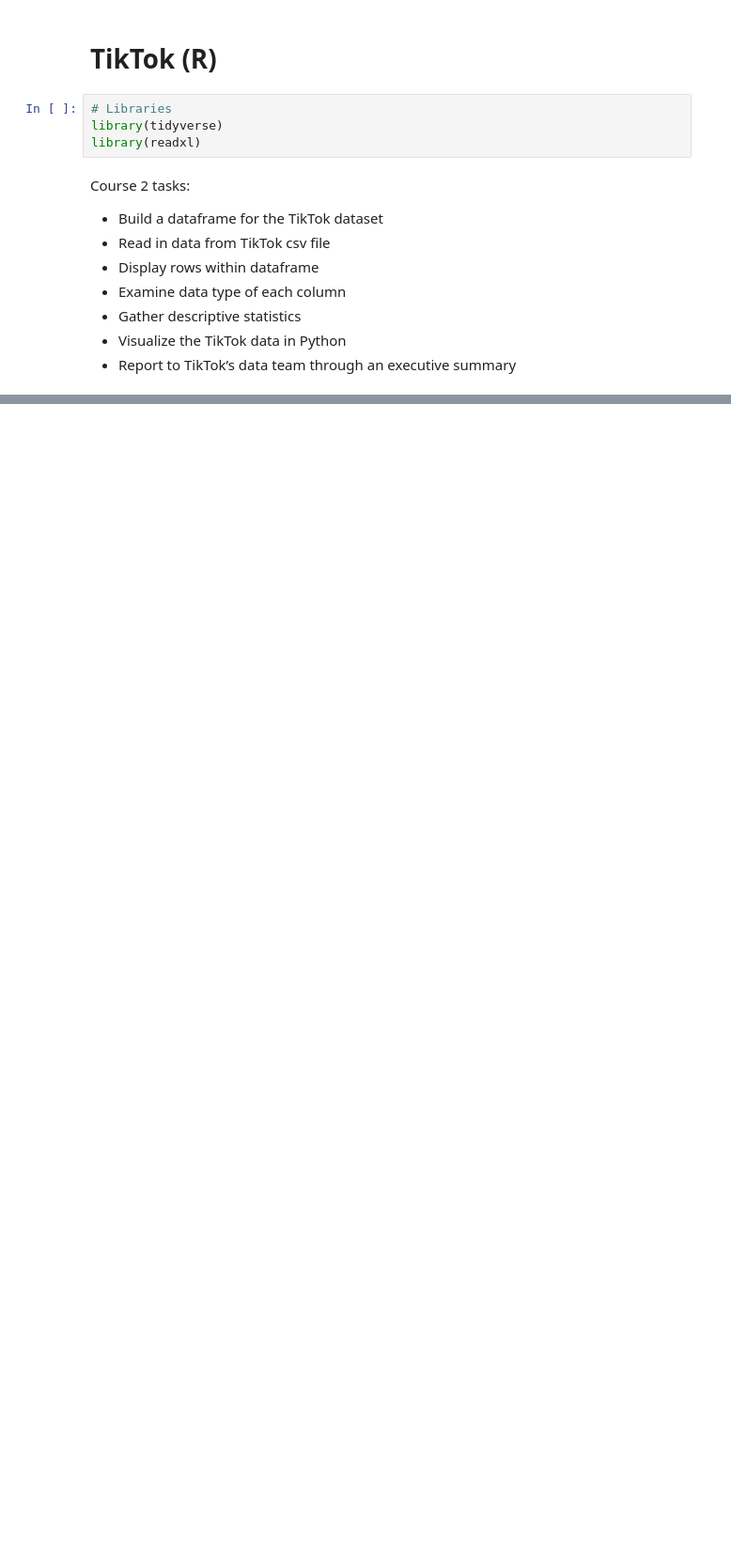
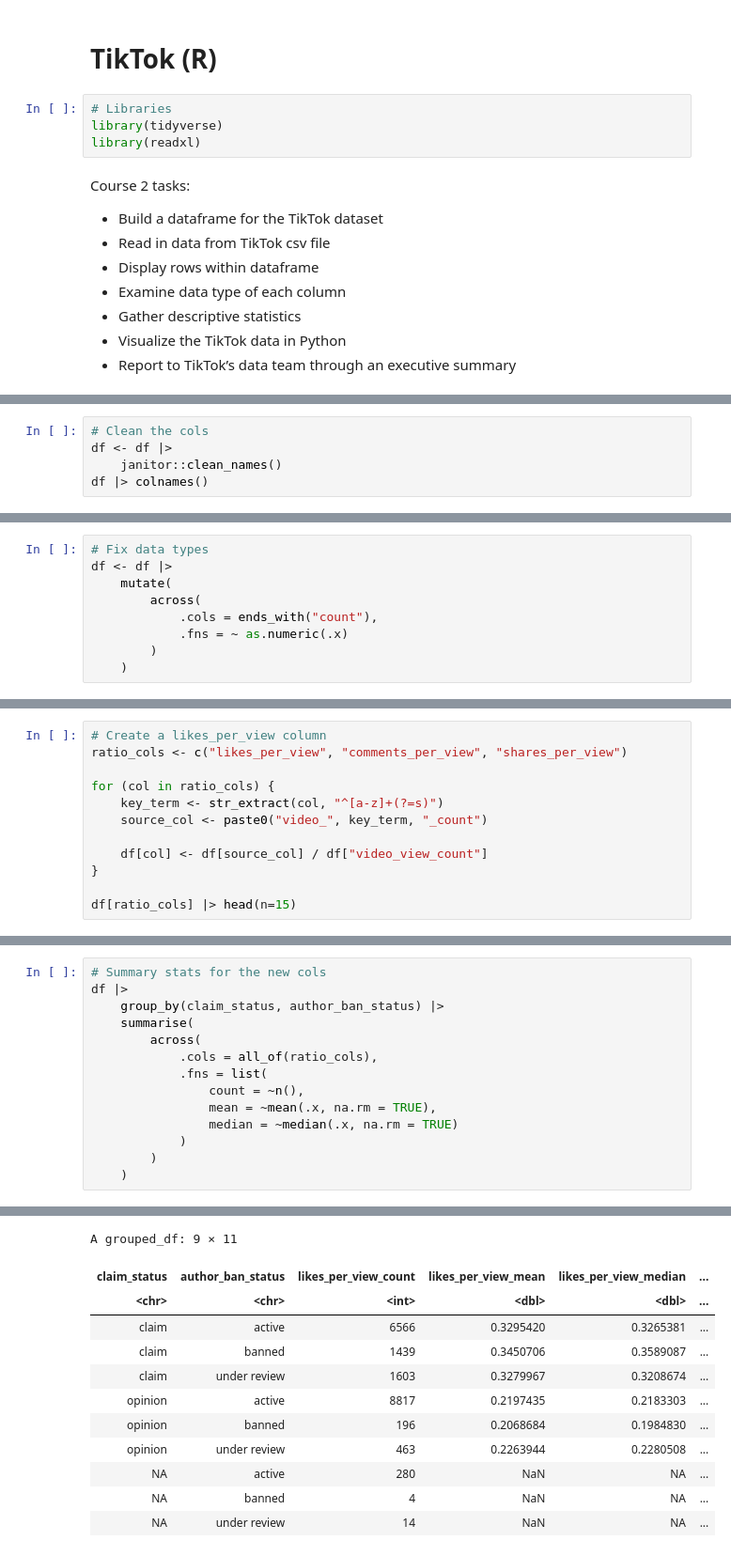
Before and after one commit to tros01/google_advanced_data_analytics, a Jupyter notebook: ga2_tiktok_r.ipynb, the cells around one changed output, grey strips where cells are left out. Shown at 94% size. Cells and saved outputs as stored; diff of their text form; blank space fills up the shorter version.

```diff
--- a/ga2_tiktok_r.ipynb
+++ b/ga2_tiktok_r.ipynb
@@ -36,0 +76,5 @@ dbl (3): #, video_id, video_duration_sec
+# %%
+# Clean the cols
+df <- df |>
+    janitor::clean_names()
+df |> colnames()
@@ -36,0 +88,9 @@ dbl (3): #, video_id, video_duration_sec
+# %%
+# Fix data types
+df <- df |>
+    mutate(
+        across(
+            .cols = ends_with("count"),
+            .fns = ~ as.numeric(.x)
+        )
+    )
@@ -36,0 +232,12 @@ dbl (3): #, video_id, video_duration_sec
+# %%
+# Create a likes_per_view column
+ratio_cols <- c("likes_per_view", "comments_per_view", "shares_per_view")
+
+for (col in ratio_cols) {
+    key_term <- str_extract(col, "^[a-z]+(?=s)")
+    source_col <- paste0("video_", key_term, "_count")
+
+    df[col] <- df[source_col] / df["video_view_count"]
+}
+
+df[ratio_cols] |> head(n=15)
@@ -36,0 +263,15 @@ dbl (3): #, video_id, video_duration_sec
+# %%
+# Summary stats for the new cols
+df |>
+    group_by(claim_status, author_ban_status) |>
+    summarise(
+        across(
+            .cols = all_of(ratio_cols),
+            .fns = list(
+                count = ~n(),
+                mean = ~mean(.x, na.rm = TRUE),
+                median = ~median(.x, na.rm = TRUE)
+            )
+        )
+    )
+# %% [output]
@@ -36,0 +280,12 @@ dbl (3): #, video_id, video_duration_sec
+A grouped_df: 9 × 11
+| claim_status | author_ban_status | likes_per_view_count | likes_per_view_mean | likes_per_view_median | ... |
+| <chr> | <chr> | <int> | <dbl> | <dbl> | ... |
+| claim | active | 6566 | 0.3295420 | 0.3265381 | ... |
+| claim | banned | 1439 | 0.3450706 | 0.3589087 | ... |
+| claim | under review | 1603 | 0.3279967 | 0.3208674 | ... |
+| opinion | active | 8817 | 0.2197435 | 0.2183303 | ... |
+| opinion | banned | 196 | 0.2068684 | 0.1984830 | ... |
+| opinion | under review | 463 | 0.2263944 | 0.2280508 | ... |
+| NA | active | 280 | NaN | NA | ... |
+| NA | banned | 4 | NaN | NA | ... |
+| NA | under review | 14 | NaN | NA | ... |
```
Also changed, not shown: parts of 16 cells of this notebook.
